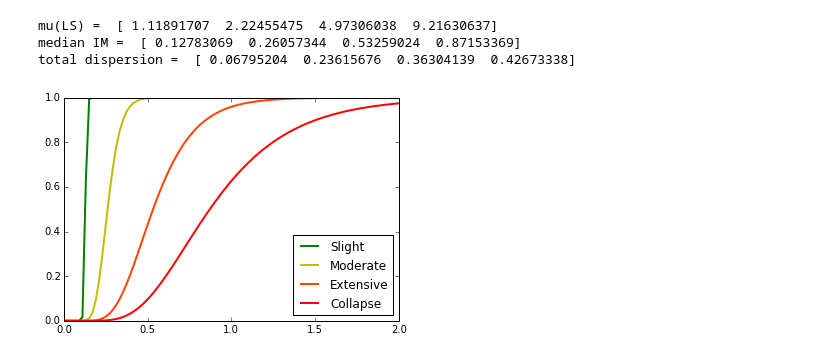
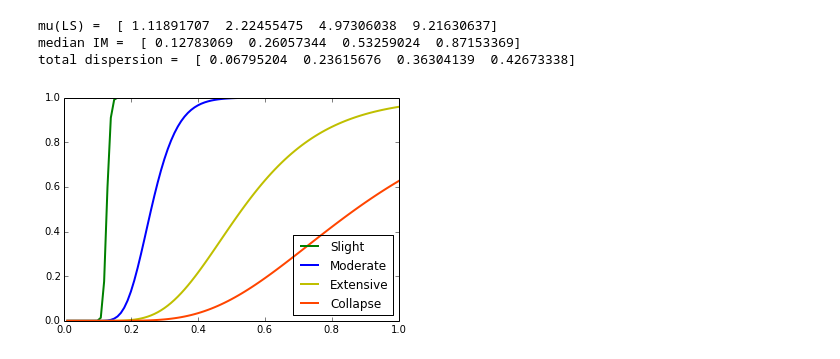
Before and after one commit to GEMScienceTools/rmtk, a Jupyter notebook: rmtk/vulnerability/derivation_fragility/R_mu_T_dispersion/SPO2IDA/spo2ida.ipynb, the cells around one changed output. Cells and saved outputs as stored; diff of their text form; code cells hidden in the pictures.

Commit message:
fragility_model variable as dictionary

```diff
--- a/rmtk/vulnerability/derivation_fragility/R_mu_T_dispersion/SPO2IDA/spo2ida.ipynb
+++ b/rmtk/vulnerability/derivation_fragility/R_mu_T_dispersion/SPO2IDA/spo2ida.ipynb
@@ -64,12 +64,14 @@ mc = 9.88196138931 We must have "mc" in [1,9]
 mu(LS) =  [ 1.11891707  2.22455475  4.97306038  9.21630637]
 median IM =  [ 0.12783069  0.26057344  0.53259024  0.87153369]
 total dispersion =  [ 0.06795204  0.23615676  0.36304139  0.42673338]
-# %%
-output_type = 'mean-sigma'
-#'median-dispersion' #'logmean-cov' #'mean-sigma'
-save = 1
-
-utils.plot_fragility_model(fragility_model,0.01,2,save)
-utils.create_fragility_out_files(fragility_model,output_type,save)
-# %% [output]
-[figure, removed]
+# %%
+output_type = 'nrml'
+taxonomy = 'RC'
+minIML = 0.01
+maxIML = 1
+output_type = 'csv'
+
+utils.plot_fragility_model(fragility_model,minIML,maxIML)
+utils.save_mean_fragility(taxonomy,fragility_model,minIML,maxIML,output_type)
+# %% [output]
+[figure, added]
```
Also changed, not shown: parts of 2 cells of this notebook, 9 other files.
